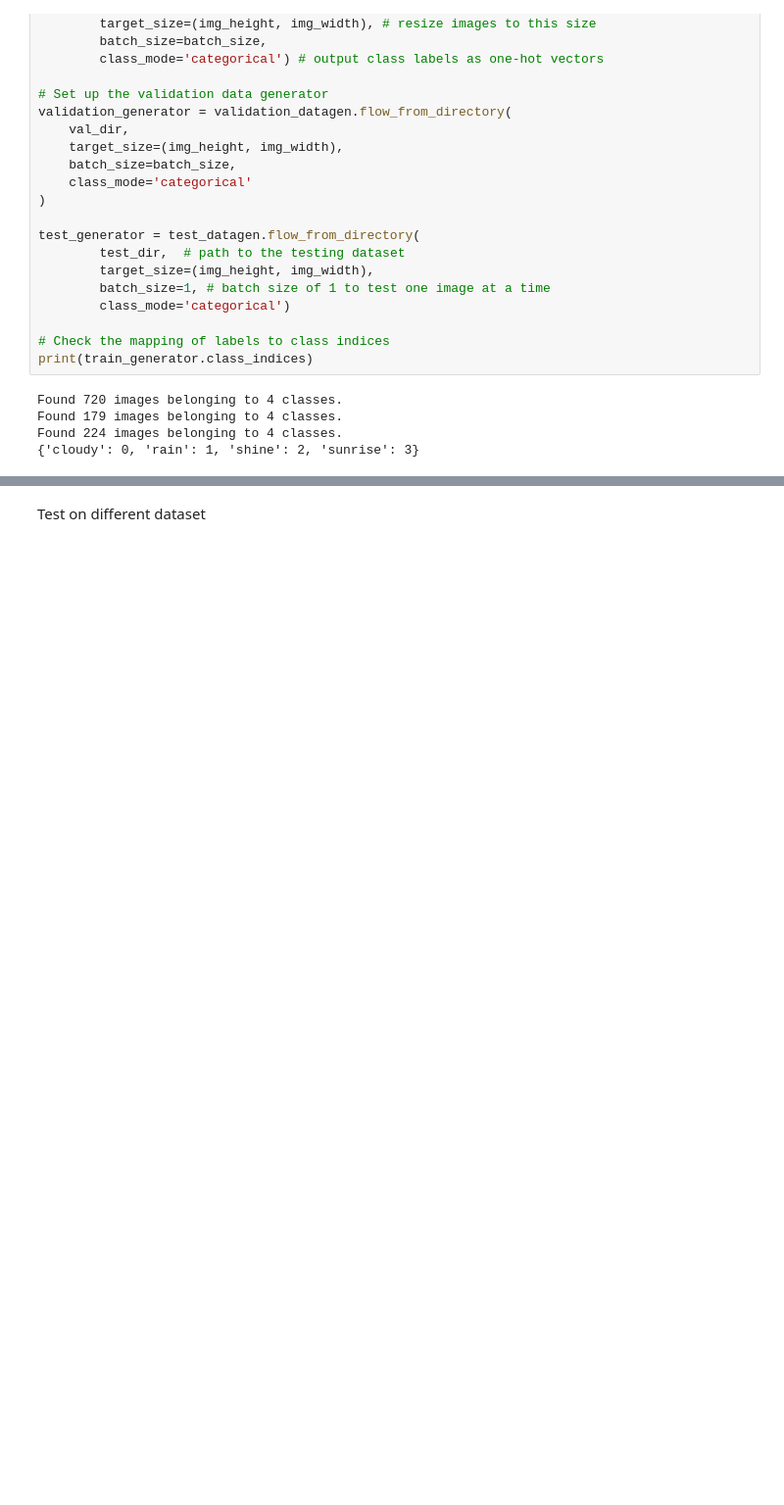
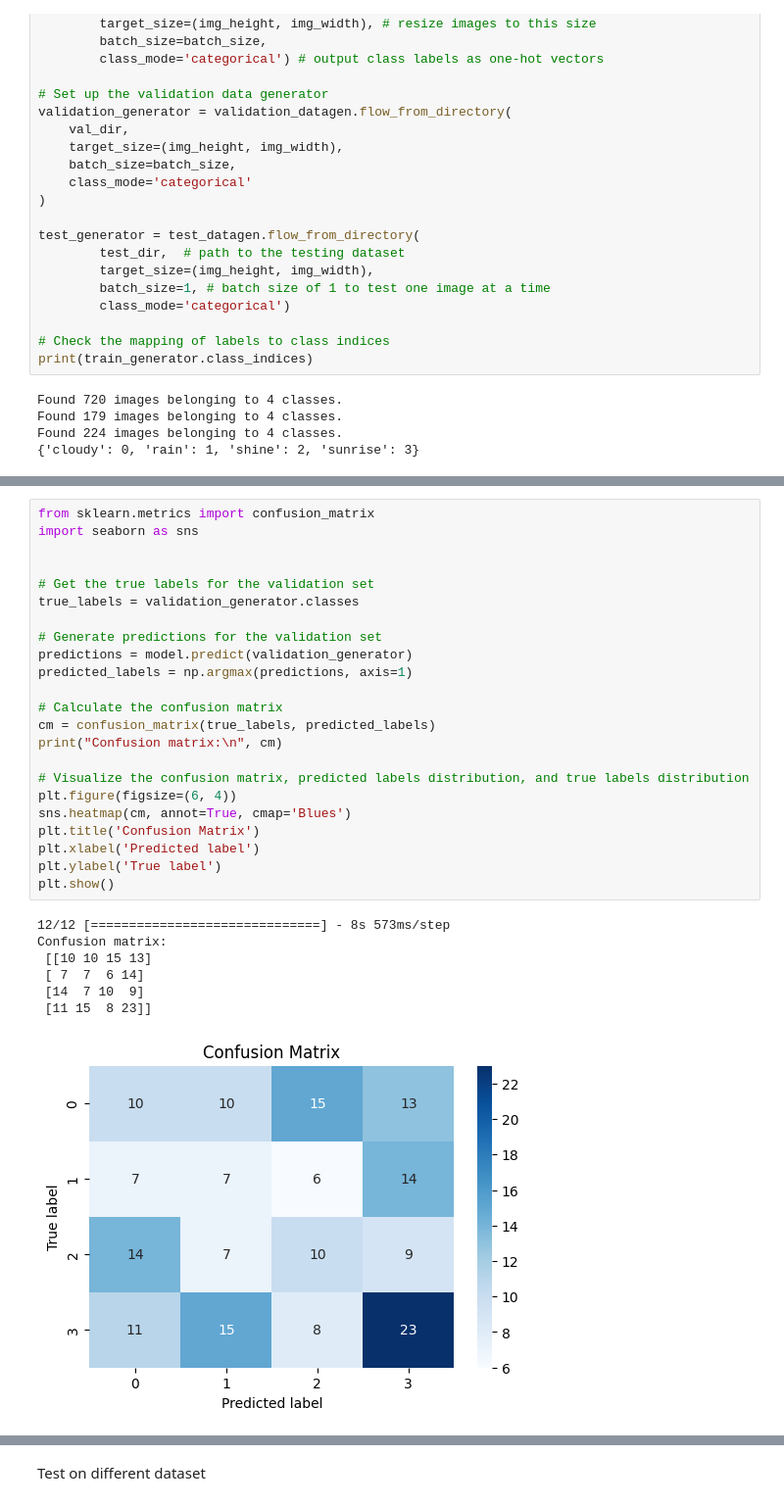
Before and after one commit to GiovTemp/ml-landscape-weather-classification, a Jupyter notebook: models/cnn/cnn-vgg16.ipynb, the cells around one changed output, grey strips where cells are left out. Shown: that part at 98% size. Cells and saved outputs as stored; diff of their text form; blank space fills up the shorter version.

Commit message:
add confusion matrix

```diff
--- a/models/cnn/cnn-vgg16.ipynb
+++ b/models/cnn/cnn-vgg16.ipynb
@@ -133,3 +133,34 @@ plt.show()
+# %%
+from sklearn.metrics import confusion_matrix
+import seaborn as sns
+
+
+# Get the true labels for the validation set
+true_labels = validation_generator.classes
+
+# Generate predictions for the validation set
+predictions = model.predict(validation_generator)
+predicted_labels = np.argmax(predictions, axis=1)
+
+# Calculate the confusion matrix
+cm = confusion_matrix(true_labels, predicted_labels)
+print("Confusion matrix:\n", cm)
+
+# Visualize the confusion matrix, predicted labels distribution, and true labels distribution
+plt.figure(figsize=(6, 4))
+sns.heatmap(cm, annot=True, cmap='Blues')
+plt.title('Confusion Matrix')
+plt.xlabel('Predicted label')
+plt.ylabel('True label')
+plt.show()
+# %% [output]
+12/12 [==============================] - 8s 573ms/step
+Confusion matrix:
+ [[10 10 15 13]
+ [ 7  7  6 14]
+ [14  7 10  9]
+ [11 15  8 23]]
+[figure, added]
 # %%
 # Evaluate the model on the test set
 test_loss, test_acc = model.evaluate(test_generator)
```
Also changed, not shown: parts of 6 cells of this notebook, 2 other files.
